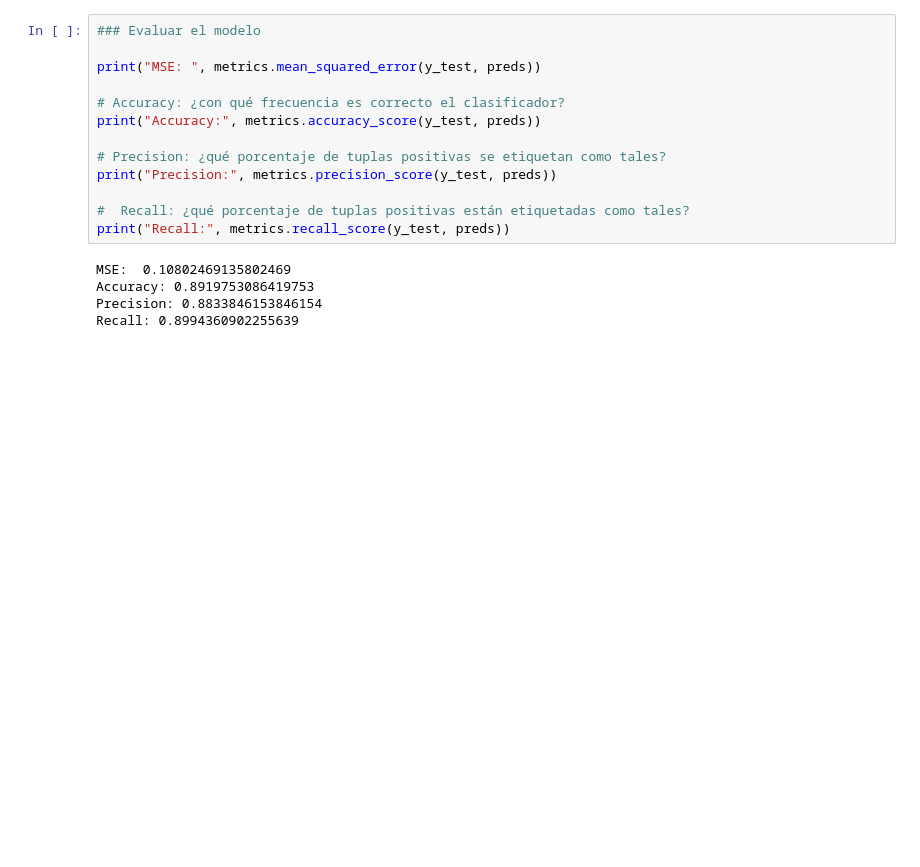
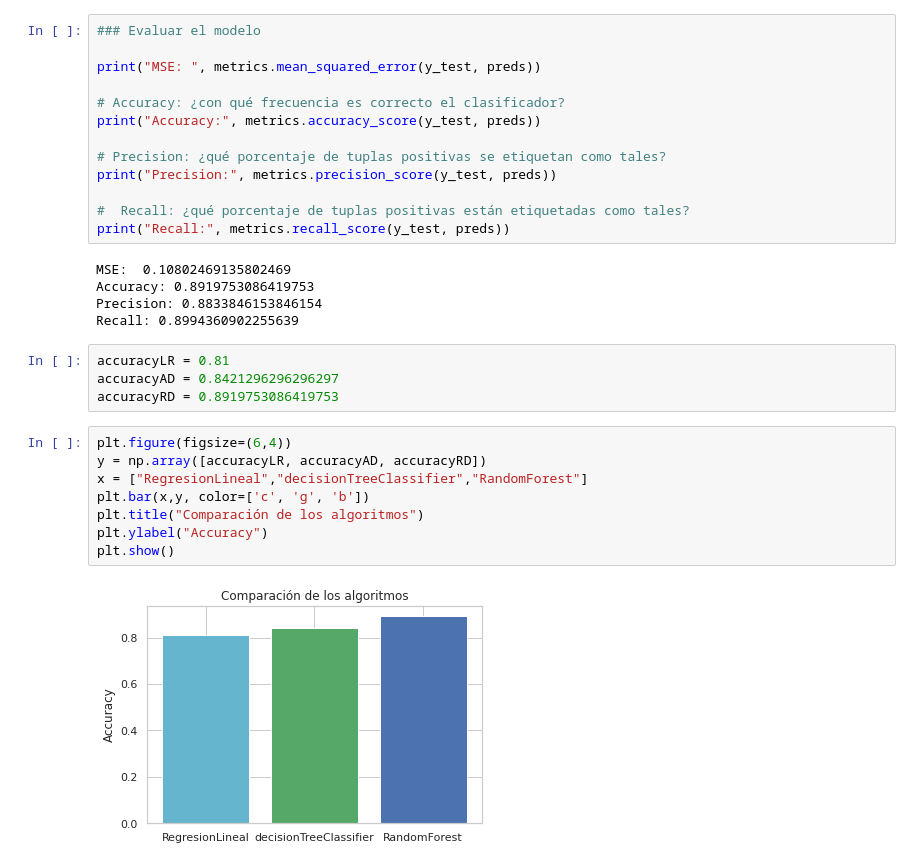
Before and after one commit to santiago0519/Modelos, a Jupyter notebook: Modelo__RegresiónLineal_ÁrbolesDeDecisión_RandomForest.ipynb, the cells around one changed output. Saved outputs shown, nothing was run; the diff lists cells and outputs as text; blank space fills up the shorter version.

```diff
--- a/Modelo__RegresiónLineal_ÁrbolesDeDecisión_RandomForest.ipynb
+++ b/Modelo__RegresiónLineal_ÁrbolesDeDecisión_RandomForest.ipynb
@@ -261,3 +261,17 @@ MSE:  0.10802469135802469
 Accuracy: 0.8919753086419753
 Precision: 0.8833846153846154
 Recall: 0.8994360902255639
+# %%
+accuracyLR = 0.81
+accuracyAD = 0.8421296296296297
+accuracyRD = 0.8919753086419753
+# %%
+plt.figure(figsize=(6,4))
+y = np.array([accuracyLR, accuracyAD, accuracyRD])
+x = ["RegresionLineal","decisionTreeClassifier","RandomForest"]
+plt.bar(x,y, color=['c', 'g', 'b'])
+plt.title("Comparación de los algoritmos")
+plt.ylabel("Accuracy")
+plt.show()
+# %% [output]
+[figure, added]
```
